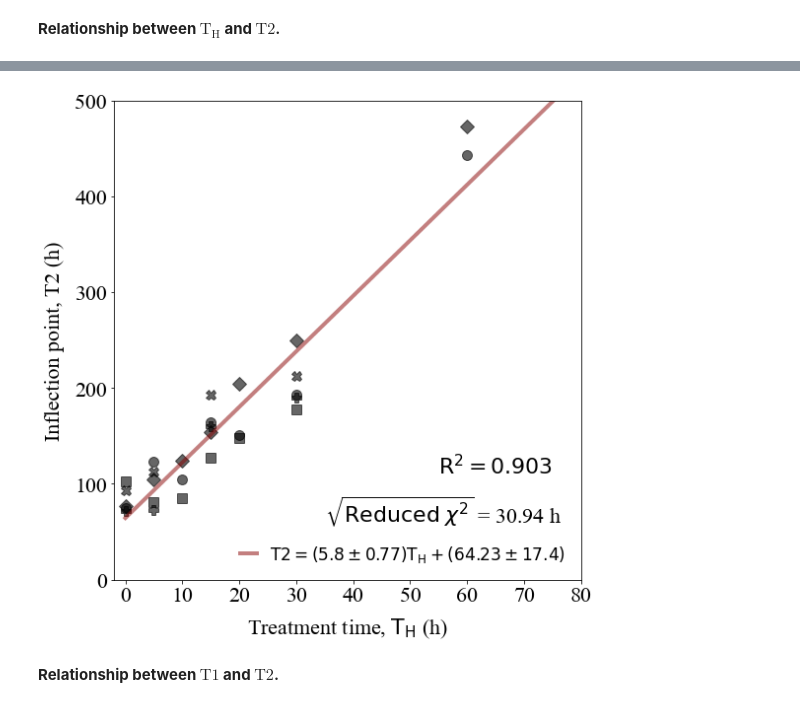
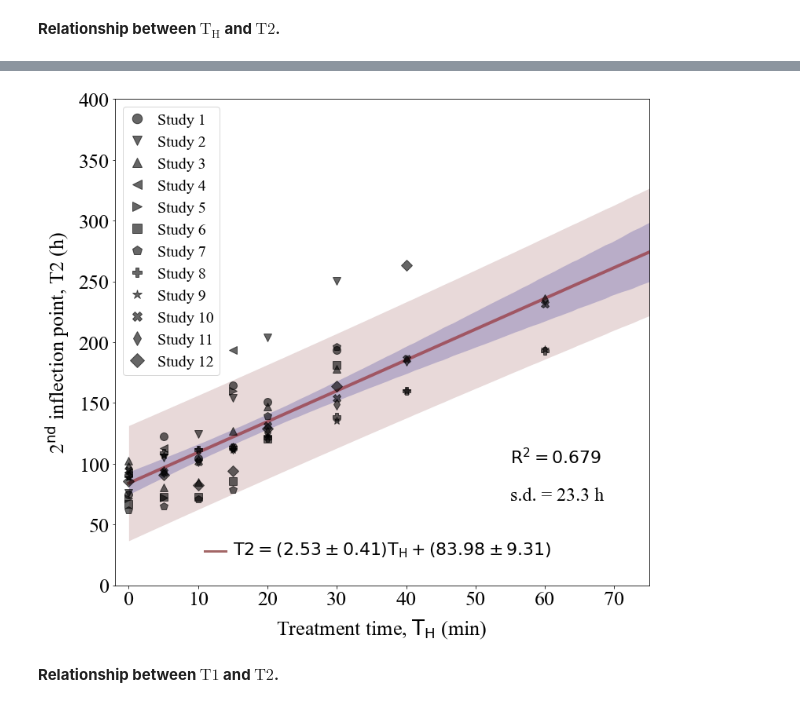
Before and after one commit to sarkar-s/ProVia, a Jupyter notebook: Plot_inflection_points.ipynb, the cells around one changed output, grey strips where cells are left out. Saved outputs shown, nothing was run; the diff lists cells and outputs as text; code cells hidden in the pictures.

```diff
--- a/Plot_inflection_points.ipynb
+++ b/Plot_inflection_points.ipynb
@@ -19,7 +21,16 @@ from scipy.stats import t
+# %%
+def linear(x,a,b):
+    return (a + b*x)
 # %%
 data_directory = './data/'
 os.chdir(data_directory)
 cwd = os.getcwd()
 
 studies = glob.glob('Study*')
-studies.sort()
+
+n = [int(s.lstrip('Study')) for s in studies]
+n.sort()
+
+print(n)
+
+studies = ['Study'+str(ni) for ni in n]
@@ -115,31 +195,39 @@ reduced_chi_text = r'$\sqrt{\mathrm{Reduced} \; \chi^2}$ = '+str(round(reduced_c
 # %%
-fig, axs = plt.subplots(figsize=(8,8))
+fig, axs = plt.subplots(figsize=(11,10))
 
 rcParams['font.family'] = 'sans-serif'
 rcParams['font.sans-serif'] = ['Times New Roman']
 
-marker_list = {'Study1':'o','Study2':'D','Study3':'s','Study4':'X','Study5':'P'}
+plt.plot(x,t2,linewidth=4,color='#880000',alpha=0.5)#,label=fitname)
 
-for s in studies:
+for s,mark in zip(studies,all_markers):
     labelname = s.replace('Study','Study ')
-    plt.plot(inflection_points[s]['CT'],inflection_points[s]['T2'],marker=marker_list[s],ms=10,color='black',alpha=0.6,linewidth=0)
+    plt.plot(inflection_points[s]['CT'],inflection_points[s]['T2'],marker=mark,ms=10,color='black',alpha=0.6,linewidth=0,label=labelname)
 
-plt.plot(x,y,linewidth=4,color='#880000',alpha=0.5,label=fitname)
+plt.text(55,100,r_text,fontsize=22)
+plt.text(55,70,RSS_text,fontsize=24)
 
-plt.text(55,110,r_text,fontsize=22)
-plt.text(35,60,reduced_chi_text,fontsize=22)
+plt.text(15,25,fitname,fontsize=22)
 
-plt.xticks(size=22)
-plt.yticks(size=22)
-plt.xlabel(r'Treatment time, $\mathrm{T_H}$ (h)',size=22,labelpad=10)
-plt.ylabel(r'Inflection point, T2 (h)',size=22,rotation=90,labelpad=10)
-plt.xlim(-2,80)
-plt.ylim(0,500)
-plt.legend(frameon=False,prop={'size': 17,'family':'Times New Roman'},markerscale=1.25,handlelength=1.0,loc='lower right')
+plt.plot(np.linspace(11,14,2),28*np.ones(2,),color='#660000',alpha=0.6,lw=3)
+
+plt.fill_between(x,t2_up,t2_low,alpha=0.15,color='#660000',linewidth=0.0)
+plt.fill_between(x,rt2_up,rt2_low,alpha=0.2,color='#000088',linewidth=0.0)
+
+plt.xticks(size=26)
+plt.yticks(size=26)
+plt.xlabel(r'Treatment time, $\mathrm{T_H}$ (min)',size=26,labelpad=10)
+plt.ylabel(r'2$^{\mathrm{nd}}$ inflection point, T2 (h)',size=26,rotation=90,labelpad=10)
+plt.xlim(-2,75)
+plt.ylim(0,400)
+plt.legend(frameon=True,prop={'size': 20,'family':'Times New Roman'},markerscale=1.25,handlelength=1.0,loc='upper left')
+
+#plt.legend(frameon=False,prop={'size': 17,'family':'Times New Roman'},markerscale=1.25,handlelength=1.0,loc='upper left')
+
 plt.tight_layout()
-plt.savefig('THT2.png',dpi=300)
+plt.savefig('THT2-new2.png',dpi=300)
 # %% [output]
-[figure, old version]
+[figure, new version]
 # %% [markdown]
 **Relationship between $\mathrm{T1}$ and $\mathrm{T2}$.**
 # %%
```
Also changed, not shown: parts of 11 cells of this notebook, 7 other files.
